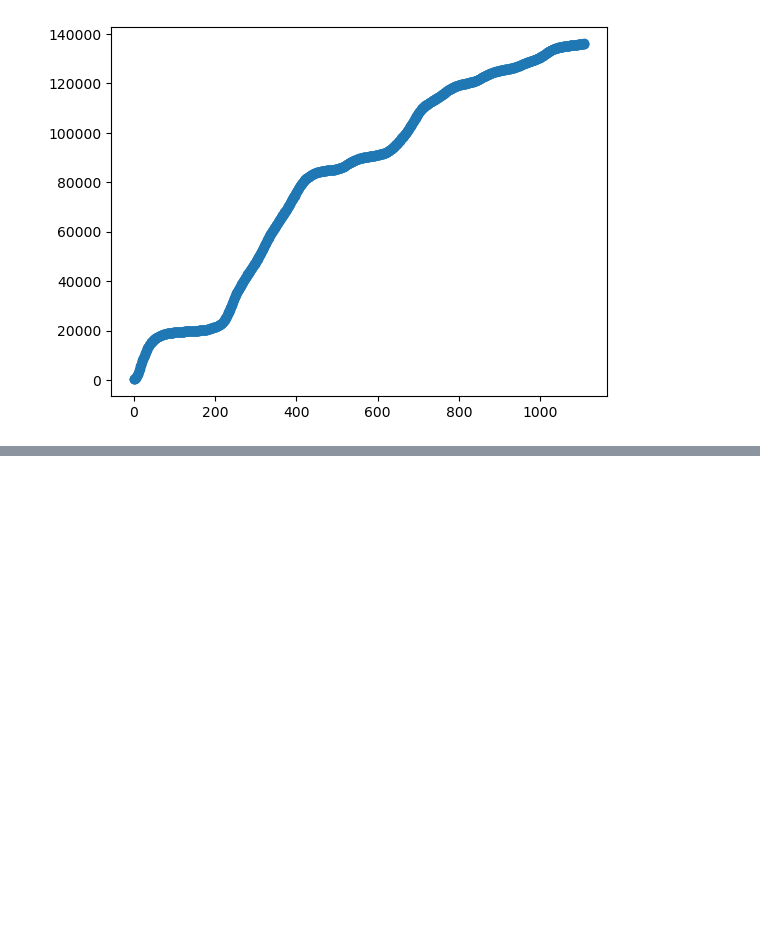
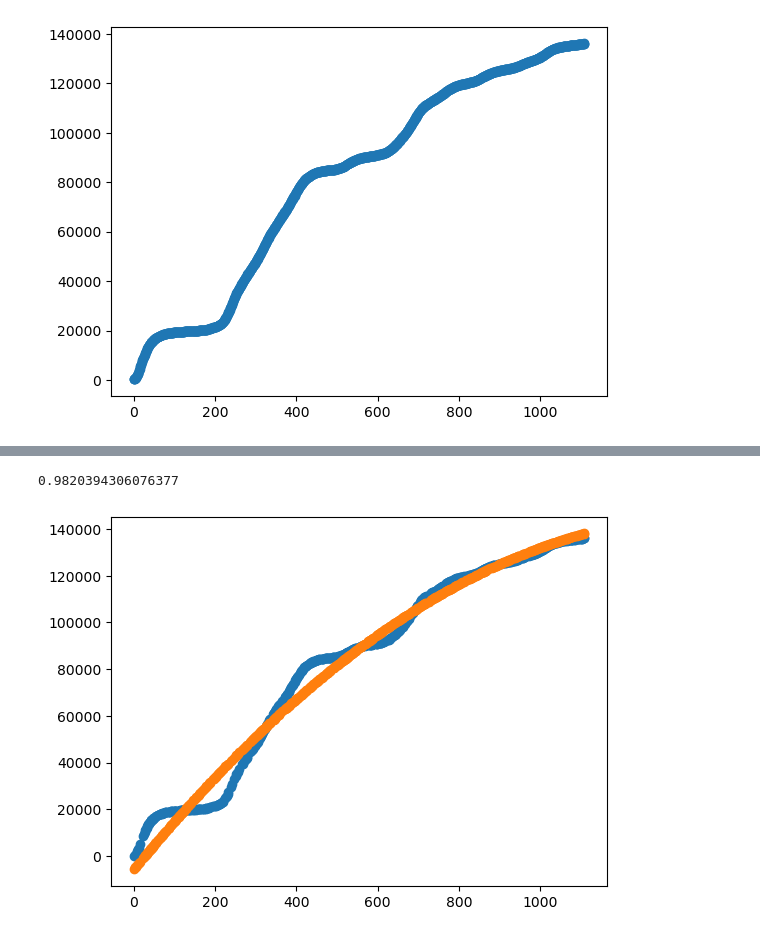
Before and after one commit to ArthurBauzou/simplon_datai_2025, a Jupyter notebook: 3/playgroundlove.ipynb, the cells around one changed output, grey strips where cells are left out. Drawn from its saved outputs; the diff is of its cells as text; code cells hidden in the pictures; blank space fills up the shorter version.

```diff
--- a/3/playgroundlove.ipynb
+++ b/3/playgroundlove.ipynb
@@ -30,0 +48,18 @@ plt.draw()
+# %%
+# refaire avec un polynome ?
+
+poly = PolynomialFeatures(degree=2)
+xtrain_poly = poly.fit_transform(xtrain)
+xtest_poly = poly.fit_transform(xtest)
+
+model = LinearRegression()
+model.fit(xtrain_poly, ytrain)
+print(model.score(xtrain_poly, ytrain))
+
+pred_poly = model.predict(xtest_poly)
+plt.plot(xtest, ytest, 'o')
+plt.plot(xtest, pred_poly, 'o')
+plt.draw()
+# %% [output]
+0.9820394306076377
+[figure, added]
```
Also changed, not shown: parts of 5 cells of this notebook, 1 other file.
